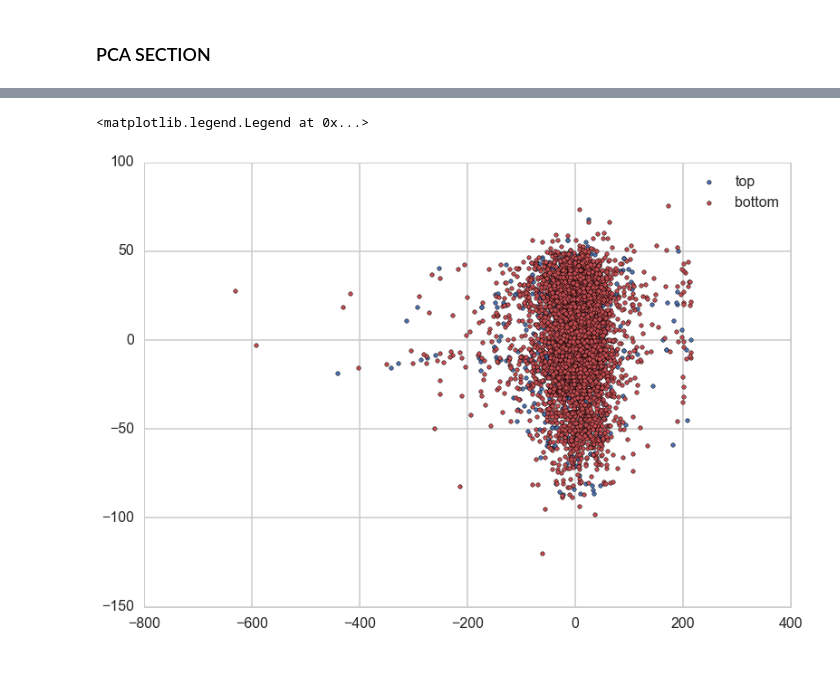
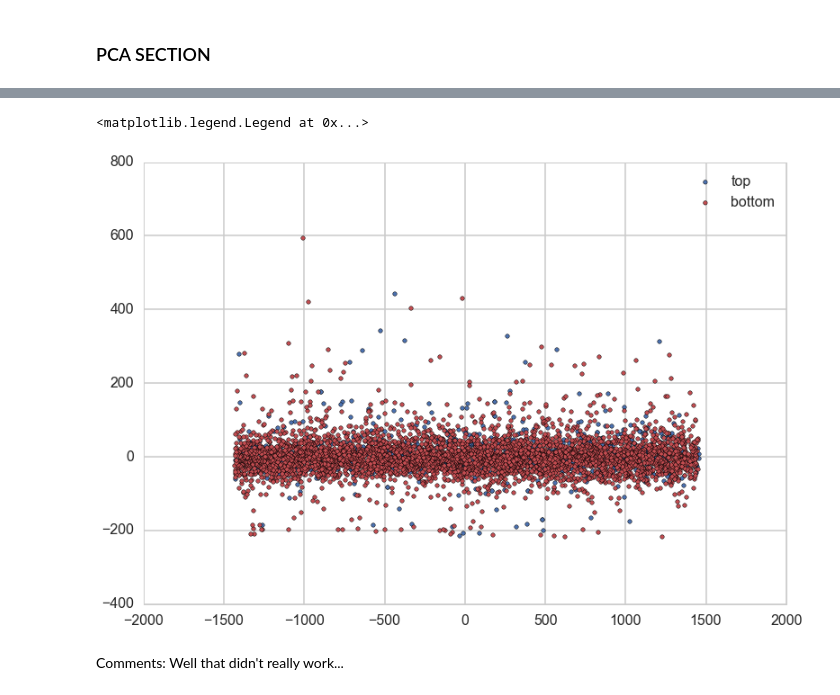
Before and after one commit to matlisa/crimsondance, a Jupyter notebook: Exploratory Data (Lisa).ipynb, the cells around one changed output, grey strips where cells are left out. Cells and saved outputs as stored; diff of their text form; code cells hidden in the pictures; blank space fills up the shorter version.

```diff
--- a/Exploratory Data (Lisa).ipynb
+++ b/Exploratory Data (Lisa).ipynb
@@ -231,7 +207,8 @@ df = df.drop('artist_location', 1)
 # %%
 df = df.drop('audio_summary', 1)
 # %%
-df = df.drop(['year', 'band_singer', 'title_lower', 'lower_title', 'lower_artist', 'song', 'songurl','url'], 1)
+# df = df.drop(['year', 'band_singer', 'title_lower', 'lower_title', 'lower_artist', 'song', 'songurl','url'], 1)
+df = df.drop(['year', 'band_singer', 'lower_title', 'lower_artist', 'song', 'songurl','url'], 1)
 # %%
 df = df.drop(['title'], 1)
 # %%
@@ -242,6 +219,10 @@ df = df.drop('location', 1)
 
 df = df.drop(['artist_discovery_rank','artist_familiarity_rank','artist_hotttnesss_rank','song_currency_rank',
               'song_discovery_rank', 'song_hotttnesss_rank', 'latitude', 'longitude'], 1)
+# %%
+df = df.drop('date', 1)
+# %%
+df = df.drop('first_ranking', 1)
 # %%
 df.isnull().sum()
 # %% [output]
@@ -587,7 +582,7 @@ Logistic with lasso classifier seems to be better. How can we do better?
 ### PCA SECTION
 # %%
 from sklearn.decomposition import PCA
-pca = PCA(n_components=5)
+pca = PCA(n_components=3)
 Xpca = pca.fit_transform(Xmatrix)
 print
 print pca.explained_variance_ratio_.sum()
@@ -625,15 +619,17 @@ pca_df.head()
 # %%
 c0=sns.color_palette()[0]
 c1=sns.color_palette()[1]
 c2=sns.color_palette()[2]
 colors = [c0, c2]
 for label, color in zip(pca_df['label'].unique(), colors):
-    mask = pca_df['label']==label
-    plt.scatter(pca_df[mask]['pc1'], pca_df[mask]['pc2'], c=color, label=label)
+    mas = pca_df['label']==label
+    plt.scatter(pca_df[mas]['pc1'], pca_df[mas]['pc2'], c=color, label=label)
 plt.legend()
 # %% [output]
 <matplotlib.legend.Legend at 0x...>
-[figure, old version]
+[figure, new version]
+# %% [markdown]
+Comments: Well that didn't really work...
 # %%
 from matplotlib.colors import ListedColormap
 cmap_light = ListedColormap(['#FFAAAA', '#AAFFAA', '#AAAAFF'])
```
Also changed, not shown: parts of 49 cells of this notebook, 2 other files.
